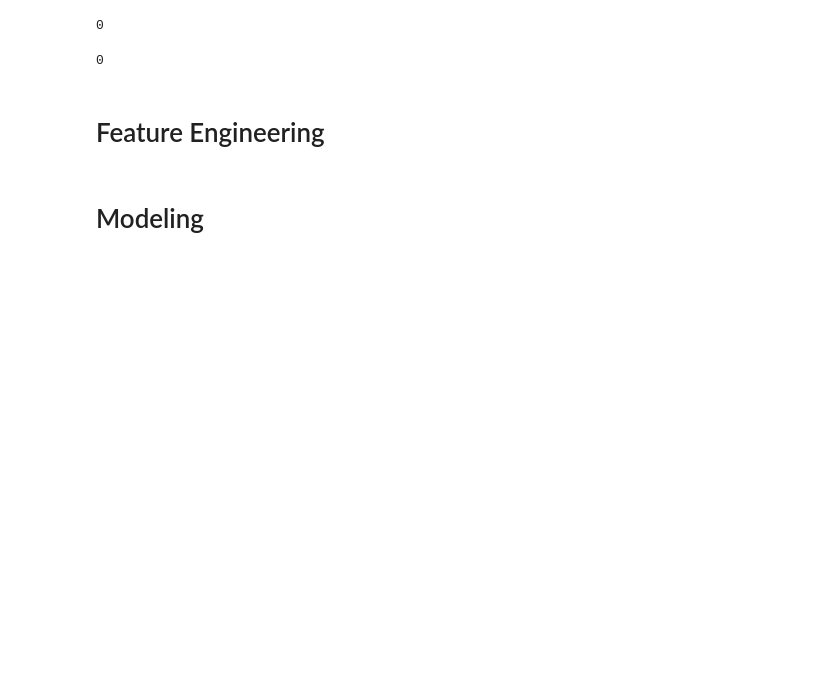
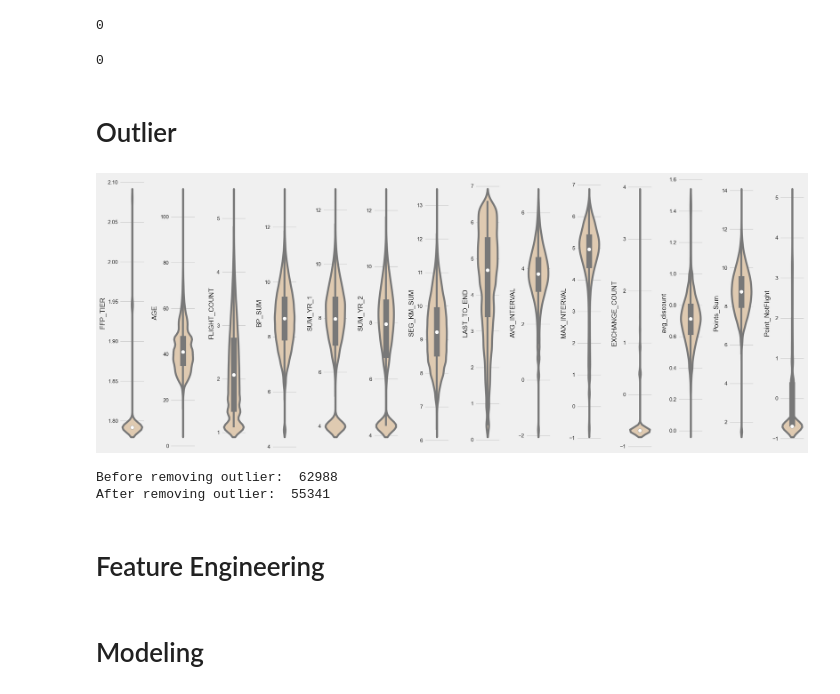
Before and after one commit to ruslanhadii/hw_unsupervised, a Jupyter notebook: homework_unsupervised.ipynb, the cells around one changed output. Drawn from its saved outputs; the diff is of its cells as text; code cells hidden in the pictures; blank space fills up the shorter version.

```diff
--- a/homework_unsupervised.ipynb
+++ b/homework_unsupervised.ipynb
@@ -311,6 +367,31 @@ df.duplicated().sum()
 df.duplicated(subset=['MEMBER_NO'],keep=False).sum()
 # %% [output]
 0
+# %% [markdown]
+# Outlier
+# %%
+for k in num:
+ if k not in ['FPP_TIER', 'AGE', 'avg_discount']:
+  df[k] = np.log(df[k] + (df[df[k] > 0][k].min() / 2)) # kita harus pastikan data tidak 0 untuk dilogtransform
+# %%
+for i in range(0, len(num)):
+    plt.subplot(1, len(num), i+1)
+    sns.violinplot(y=df[num[i]], color='#E7CBA9', orient='v')
+    plt.tight_layout()
+# %% [output]
+[figure, added]
+# %%
+print("Before removing outlier: ", len(df))
+
+for n in num:
+  if n not in ['FPP_TIER', 'AGE', 'avg_discount']:
+    z_scores = np.abs(stats.zscore(df[n]))
+    df = df[z_scores <= 3]
+
+print("After removing outlier: ", len(df))
+# %% [output]
+Before removing outlier:  62988
+After removing outlier:  55341
 # %% [markdown]
 # Feature Engineering
 # %% [markdown]
```
Also changed, not shown: parts of 16 cells of this notebook.
